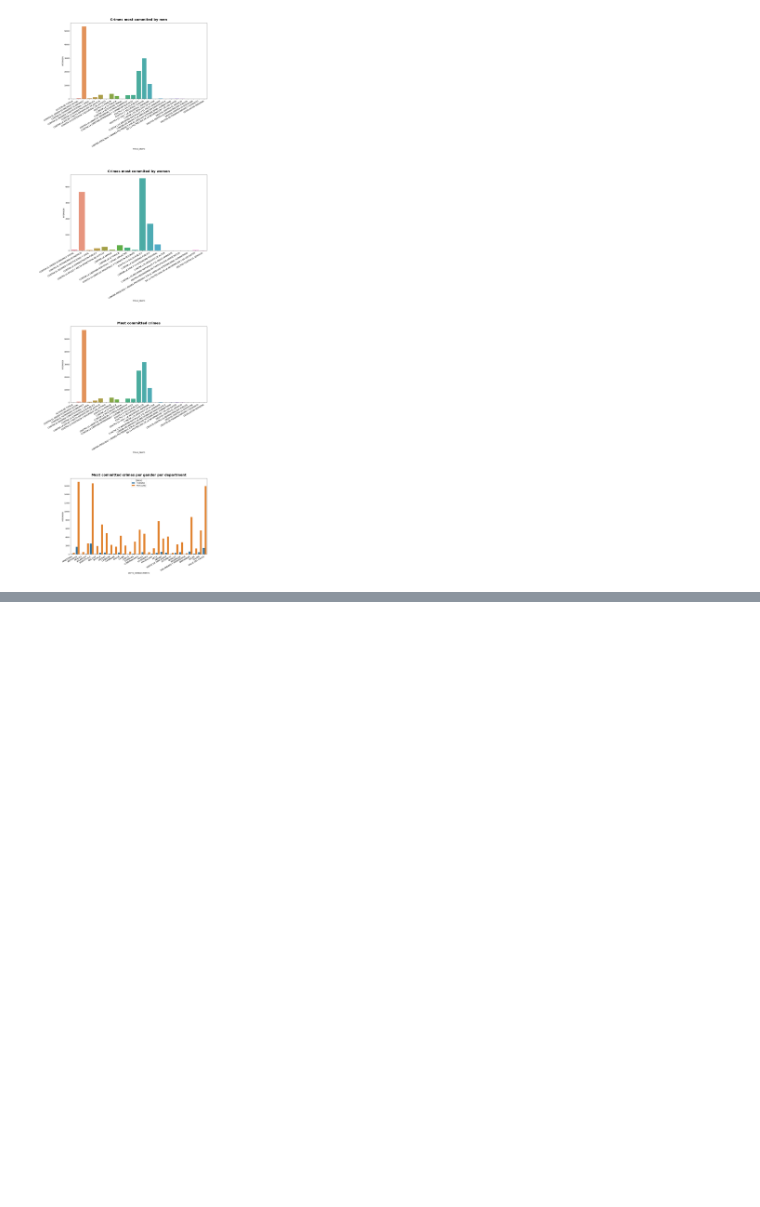
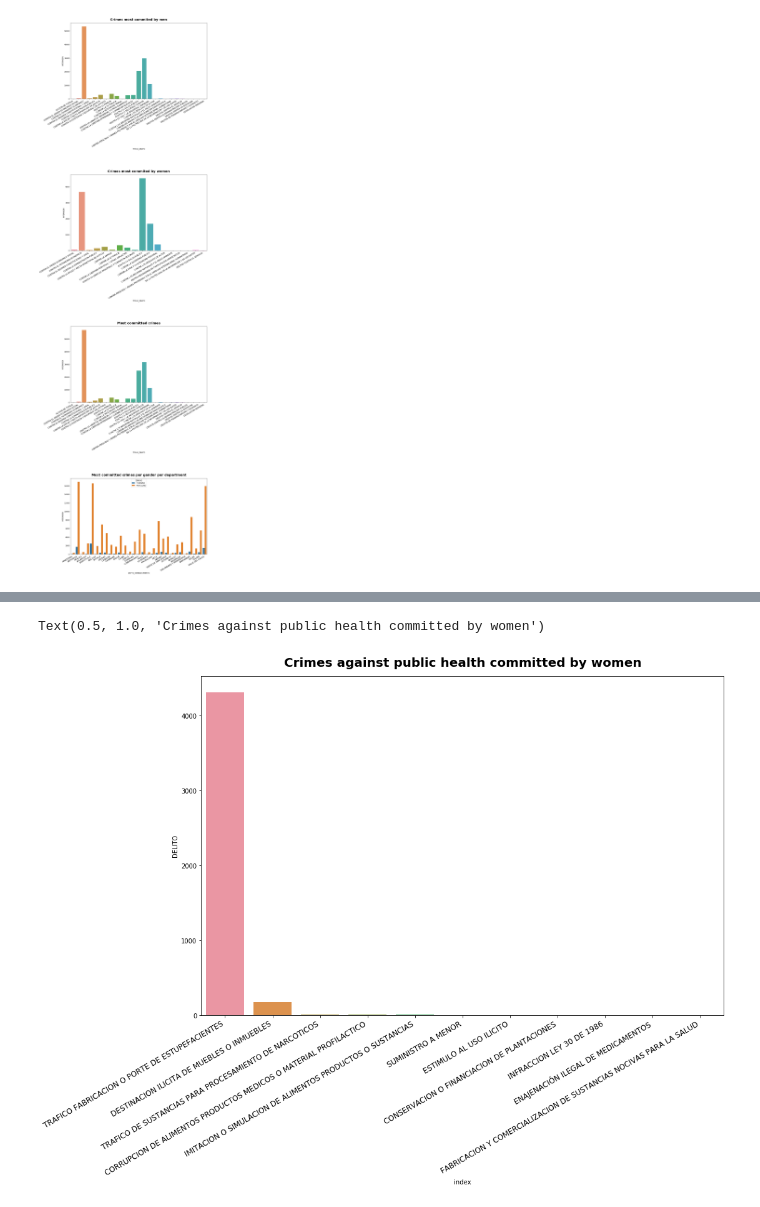
Before and after one commit to sagilar/ds4a-team6, a Jupyter notebook: GENDER_ANALYSIS_project_notebook_minjusticia.ipynb, the cells around one changed output, grey strips where cells are left out. Drawn from its saved outputs; the diff is of its cells as text; code cells hidden in the pictures; blank space fills up the shorter version.

```diff
--- a/GENDER_ANALYSIS_project_notebook_minjusticia.ipynb
+++ b/GENDER_ANALYSIS_project_notebook_minjusticia.ipynb
@@ -306 +324,16 @@ fig.subplots_adjust(wspace=.1, hspace=1);
+# %%
+female_crime = df_mj[(df_mj["TITULO_DELITO"]=="CONTRA LA SALUD PUBLICA") & (df_mj["GENERO"]=="FEMENINO")]["DELITO"].value_counts()
+female_crime = pd.DataFrame(female_crime)
+female_crime.reset_index(inplace=True)
+
+fig_dims = (15, 10)
+fig, ax = plt.subplots(figsize=fig_dims)
+
+sns.barplot(x="index", y="DELITO", data=female_crime, ax=ax)
+ax.set_xticklabels(ax.get_xticklabels(),rotation=30, horizontalalignment='right', fontsize = 12)
+
+ax.set_title('Crimes against public health committed by women', fontsize=20, fontweight='bold', pad=15)
+# %% [output]
+Text(0.5, 1.0, 'Crimes against public health committed by women')
+[figure, added]
 # %%
```
Also changed, not shown: parts of 3 cells of this notebook.
